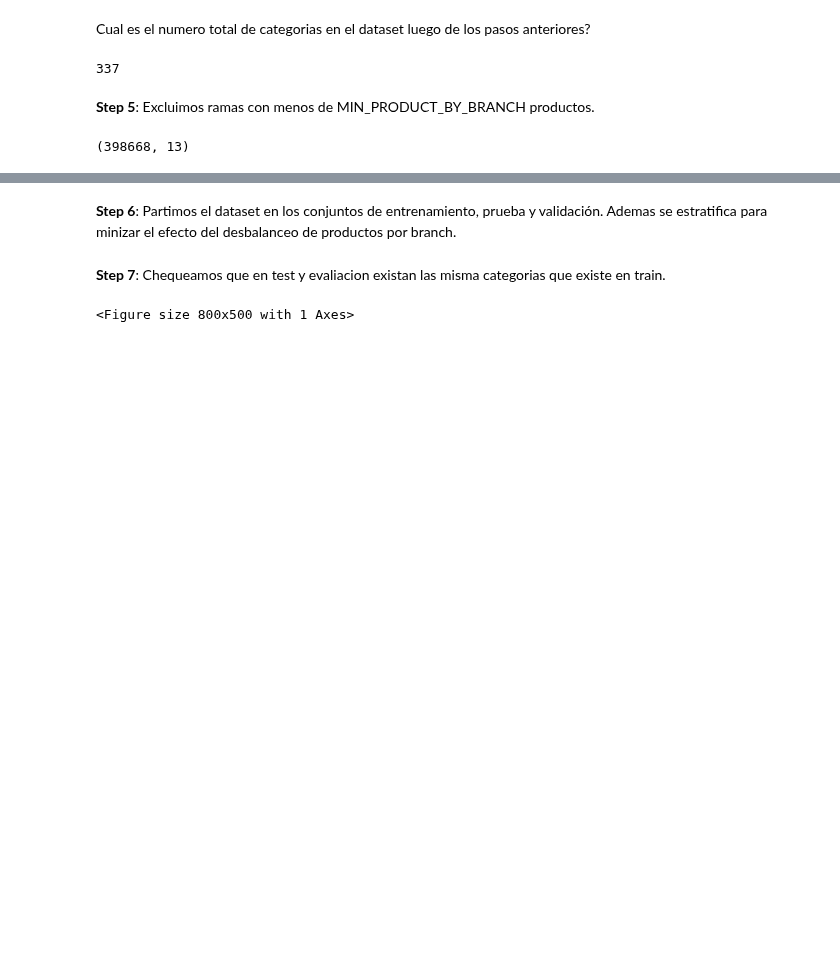
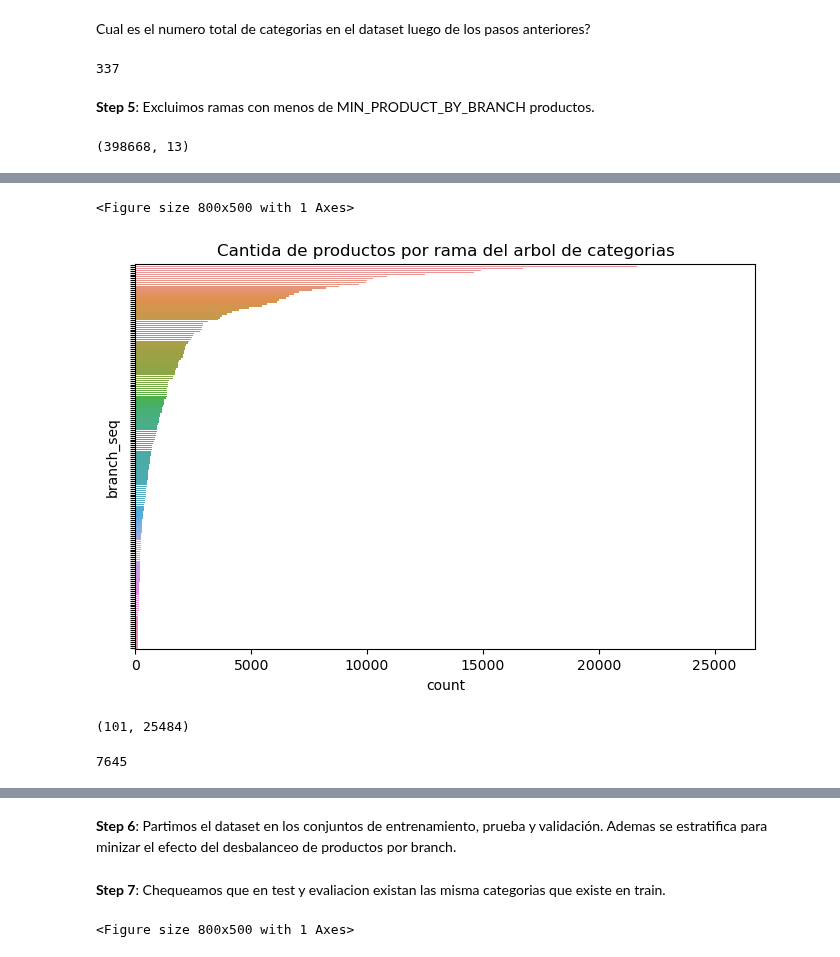
Before and after one commit to magistery-tps/text-mining, a Jupyter notebook: notebooks/fashion_outfits/preprocessing.ipynb, the cells around one changed output, grey strips where cells are left out. Saved outputs shown, nothing was run; the diff lists cells and outputs as text; code cells hidden in the pictures; blank space fills up the shorter version.

```diff
--- a/notebooks/fashion_outfits/preprocessing.ipynb
+++ b/notebooks/fashion_outfits/preprocessing.ipynb
@@ -91,13 +93,11 @@ def plot_columns(df, x_col, y_col, title):
     ax.set_title(title)
     plt.show()
 
-branch_count = lambda df: ut.group_by_count(df, 'branch_seq', 'id').rename(columns={'id': 'branch_count'})
-
 def plot_branch_count(df):
     plot_columns(
         df,
         y_col = 'branch_seq',
-        x_col = 'branch_count',
+        x_col = 'count',
         title = 'Cantida de productos por rama del arbol de categorias'
     )
 # %% [markdown]
@@ -307,0 +310,3 @@ memory usage: 36.5+ MB
+# %%
+products_by_branch = ut.group_by_count(filtered_products, 'branch_seq', 'id')
+products_by_branch.head()
@@ -307,0 +320,17 @@ memory usage: 36.5+ MB
+# %%
+plot_branch_count(products_by_branch)
+# %% [output]
+<Figure size 800x500 with 1 Axes>
+[figure, added]
+# %%
+max_products = products_by_branch['count'].max()
+min_products = products_by_branch['count'].min()
+
+min_products, max_products
+# %% [output]
+(101, 25484)
+# %%
+max_n_samples = int(max_products * DOWNSAMPLING_PERCENT)
+max_n_samples
+# %% [output]
+7645
```
Also changed, not shown: parts of 20 cells of this notebook, 5 other files.
